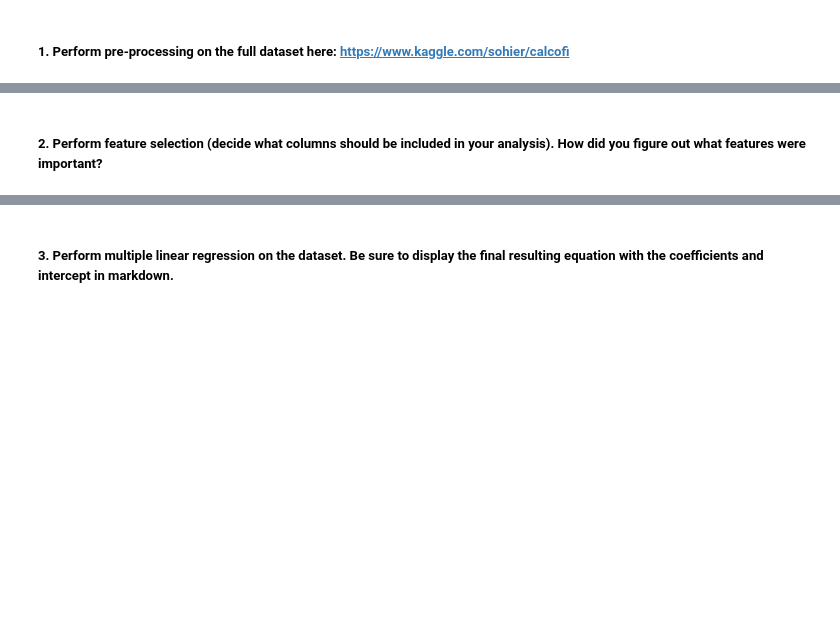
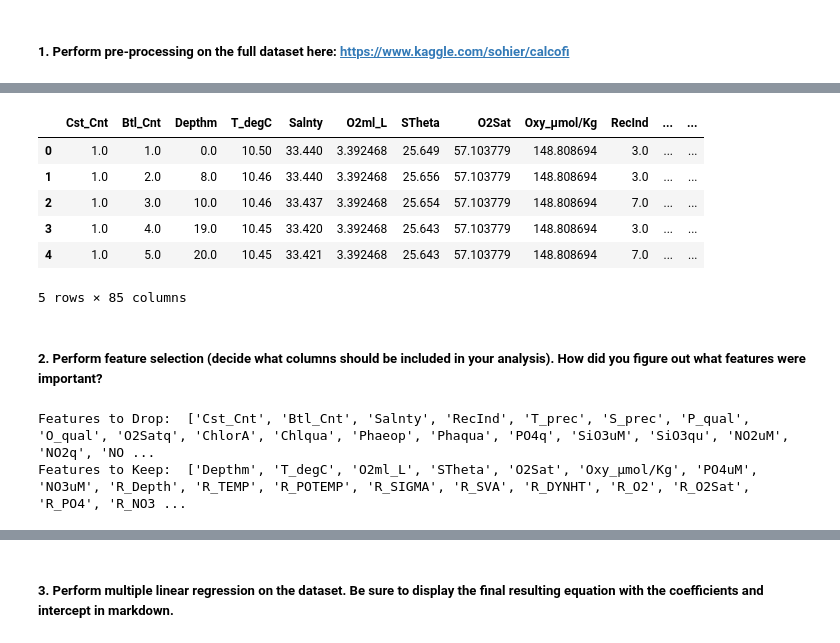
Before and after one commit to jmort16/week_14, a Jupyter notebook: wk_14_hmwk.ipynb, the cells around one changed output, grey strips where cells are left out. Saved outputs shown, nothing was run; the diff lists cells and outputs as text; code cells hidden in the pictures; blank space fills up the shorter version.

```diff
--- a/wk_14_hmwk.ipynb
+++ b/wk_14_hmwk.ipynb
@@ -27,0 +73,5 @@ FileNotFoundError: [Errno 2] No such file or directory: '\\jmortensen\\Documents
+# %%
+# Merge bottle and cast dfs.
+merged_df = pd.merge(bottle_df, cast_df, on=["Cst_Cnt", "Sta_ID"])
+print(merged_df.head())
+merged_df.shape
@@ -28,6 +97,7 @@ FileNotFoundError: [Errno 2] No such file or directory: '\\jmortensen\\Documents
 # %%
-# Drop (24) features with more than 80% null values
-pct_null = bottle_df.isnull().sum()/len (bottle_df)
+# Drop features with more than 80% null values
+pct_null = merged_df.isnull().sum()/len (merged_df)
 missing_features = pct_null[pct_null > 0.80].index
-bottle_df.drop(missing_features, axis=1, inplace=True)
-bottle_df.shape
+merged_df.drop(missing_features, axis=1, inplace=True)
+print(merged_df.head())
+merged_df.shape
@@ -33,0 +123,4 @@ bottle_df.shape
+# %%
+# Search for categorical features in the dataframe
+df_cat = merged_df.select_dtypes('object').columns
+print(df_cat)
@@ -38,9 +156,17 @@ num_bottle_df.head()
 # %%
 # Impute missing data for remaining features
-columns = num_bottle_df.columns
+columns = num_df.columns
 imp = SimpleImputer(missing_values=np.nan, strategy='mean')
-imp.fit(num_bottle_df)
-imp_bottle = imp.transform(num_bottle_df)
-filled_bottle_df = pd.DataFrame(imp_bottle)
-filled_bottle_df.columns = columns
-filled_bottle_df.head()
+imp.fit(num_df)
+imp_df = imp.transform(num_df)
+filled_df = pd.DataFrame(imp_df)
+filled_df.columns = columns
+filled_df.head()
+# %% [output]
+|  | Cst_Cnt | Btl_Cnt | Depthm | T_degC | Salnty | O2ml_L | STheta | O2Sat | Oxy_µmol/Kg | RecInd | ... | ... |
+| 0 | 1.0 | 1.0 | 0.0 | 10.50 | 33.440 | 3.392468 | 25.649 | 57.103779 | 148.808694 | 3.0 | ... | ... |
+| 1 | 1.0 | 2.0 | 8.0 | 10.46 | 33.440 | 3.392468 | 25.656 | 57.103779 | 148.808694 | 3.0 | ... | ... |
+| 2 | 1.0 | 3.0 | 10.0 | 10.46 | 33.437 | 3.392468 | 25.654 | 57.103779 | 148.808694 | 7.0 | ... | ... |
+| 3 | 1.0 | 4.0 | 19.0 | 10.45 | 33.420 | 3.392468 | 25.643 | 57.103779 | 148.808694 | 3.0 | ... | ... |
+| 4 | 1.0 | 5.0 | 20.0 | 10.45 | 33.421 | 3.392468 | 25.643 | 57.103779 | 148.808694 | 7.0 | ... | ... |
+5 rows × 85 columns
@@ -55,2 +172,0 @@ scaled_bottle_df.head()
-# %% [markdown]
-##### 2.	Perform feature selection (decide what columns should be included in your analysis). How did you figure out what features were important?
@@ -56,0 +175,22 @@ scaled_bottle_df.head()
+# %% [markdown]
+##### 2.	Perform feature selection (decide what columns should be included in your analysis). How did you figure out what features were important?
+# %%
+# Identify features with little correlation to temperature
+drop_feat = []
+keep_feat = []
+
+labels = list(corr_df.index)
+
+for i in range(len(corr_df)):
+    # Identify features with little correlation to temperature
+    if abs(corr_df["T_degC"][i]) <= 0.5:
+        drop_feat.append(labels[i])
+    # Identify features with strong correlation to temperature
+    else:
+        keep_feat.append(labels[i])
+
+print("Features to Drop: ", drop_feat)
+print("Features to Keep: ", keep_feat)
+# %% [output]
+Features to Drop:  ['Cst_Cnt', 'Btl_Cnt', 'Salnty', 'RecInd', 'T_prec', 'S_prec', 'P_qual', 'O_qual', 'O2Satq', 'ChlorA', 'Chlqua', 'Phaeop', 'Phaqua', 'PO4q', 'SiO3uM', 'SiO3qu', 'NO2uM', 'NO2q', 'NO ...
+Features to Keep:  ['Depthm', 'T_degC', 'O2ml_L', 'STheta', 'O2Sat', 'Oxy_µmol/Kg', 'PO4uM', 'NO3uM', 'R_Depth', 'R_TEMP', 'R_POTEMP', 'R_SIGMA', 'R_SVA', 'R_DYNHT', 'R_O2', 'R_O2Sat', 'R_PO4', 'R_NO3 ...
```
Also changed, not shown: parts of 32 cells of this notebook.
